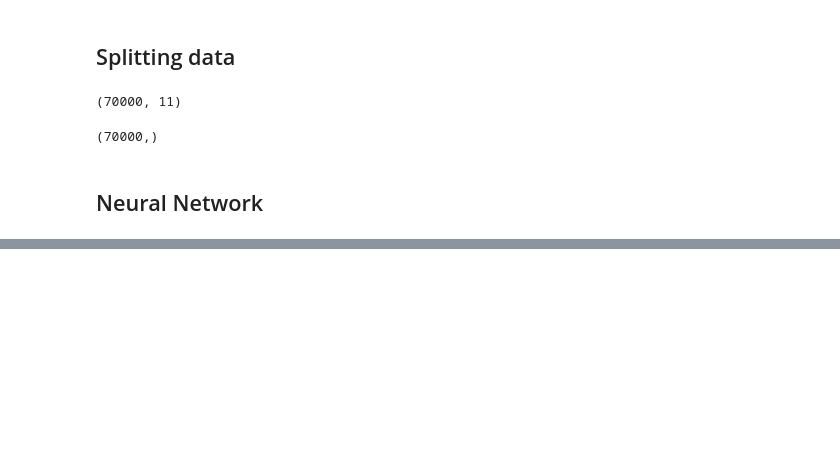
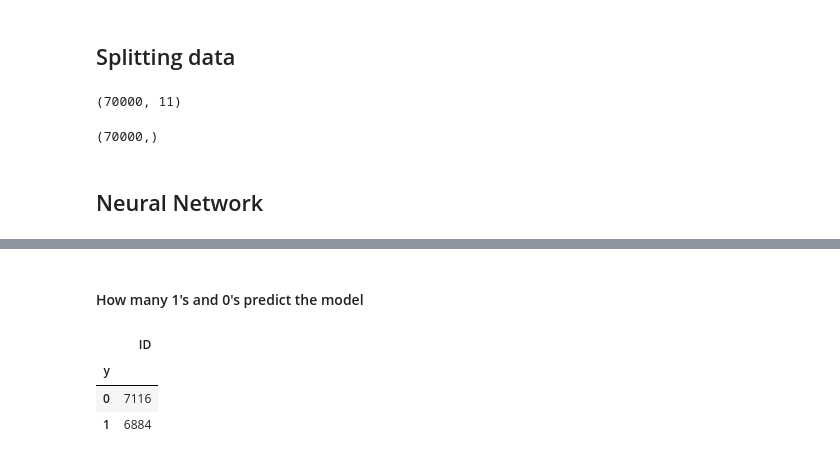
Before and after one commit to Aditya-Ramachandran/cardiovascular-disease-detection, a Jupyter notebook: NN on Dataset .ipynb, the cells around one changed output, grey strips where cells are left out. Cells and saved outputs as stored; diff of their text form; code cells hidden in the pictures; blank space fills up the shorter version.

```diff
--- a/NN on Dataset .ipynb
+++ b/NN on Dataset .ipynb
@@ -111,0 +130,10 @@ print("\n Testing Accuracy:", score[1])
+# %% [markdown]
+#### How many 1's and 0's predict the model
+# %%
+c1=resdf[['ID','y']].groupby('y').count()
+c1
+# %% [output]
+|  | ID |
+| y |  |
+| 0 | 7116 |
+| 1 | 6884 |
```
Also changed, not shown: parts of 10 cells of this notebook.
